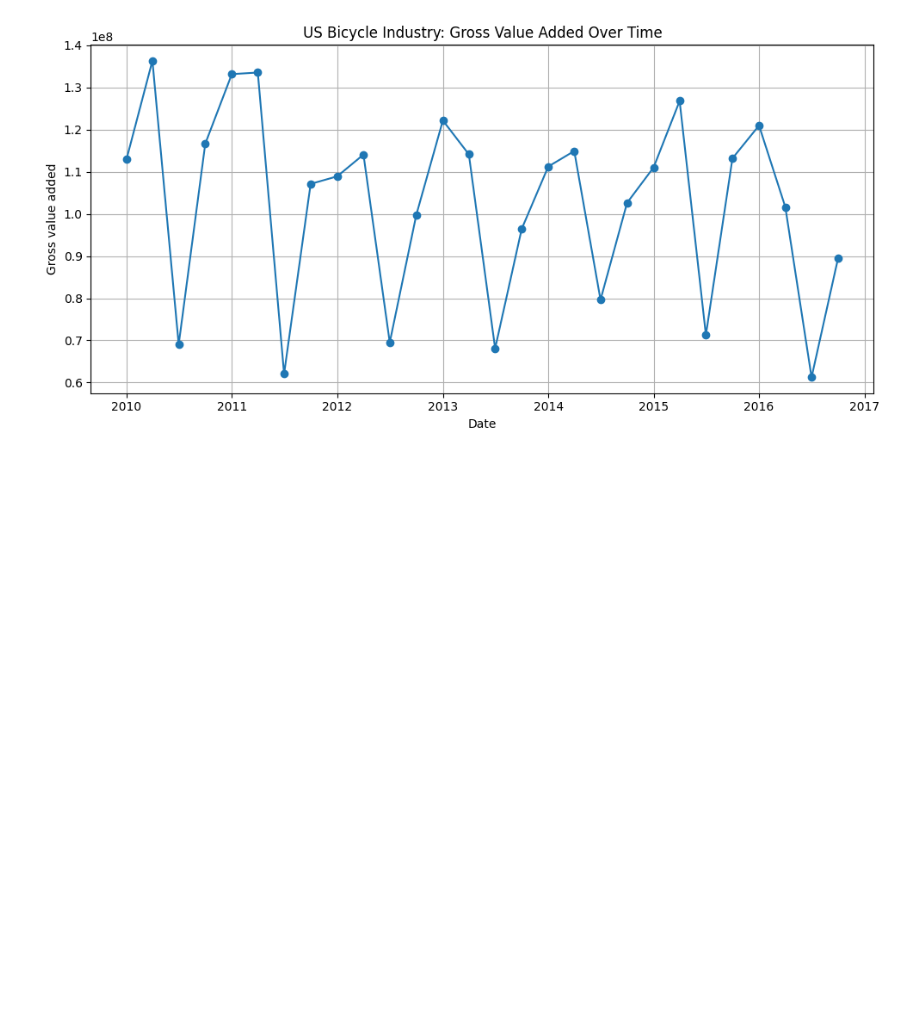
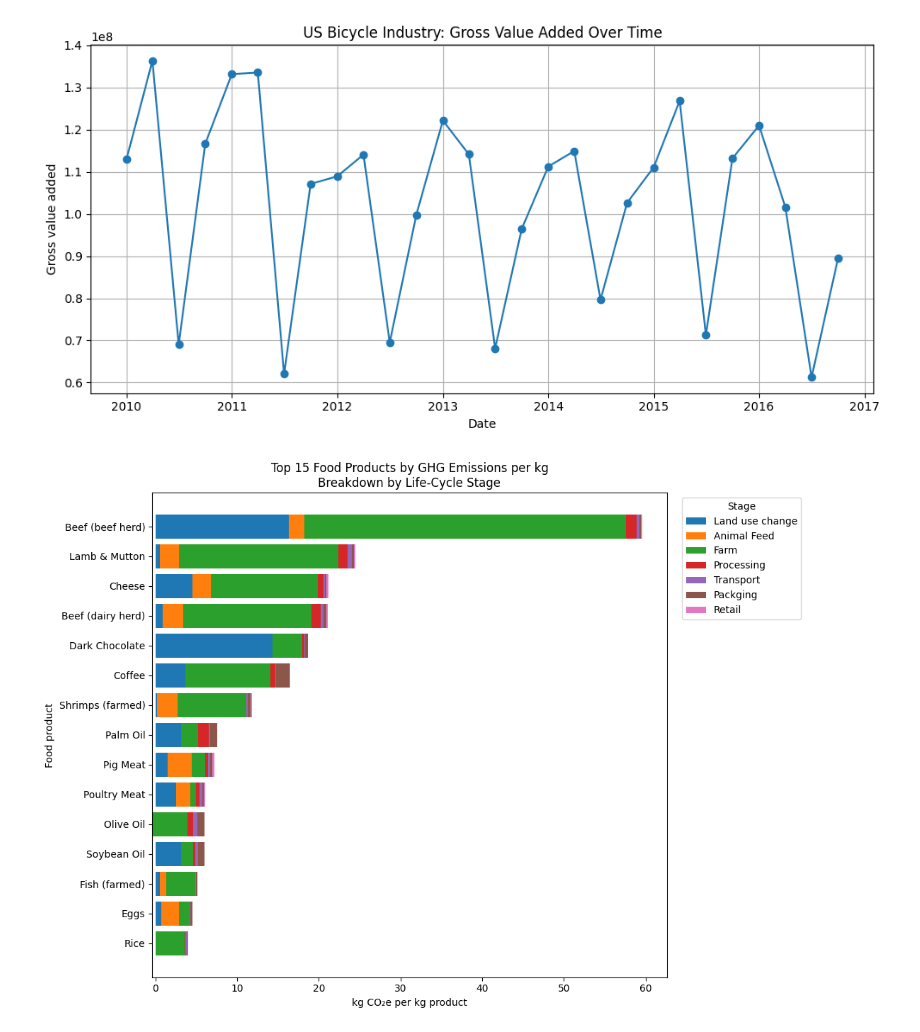
Before and after one commit to Lakony34/Data-Visualisation, a Jupyter notebook: TP2/TP2.ipynb, the cells around one changed output. Cells and saved outputs as stored; diff of their text form; code cells hidden in the pictures; blank space fills up the shorter version.

Commit message:
graph3: Top 15 Food Products by GHG Emissions per kg\nBreakdown by Life-Cycle Stage

```diff
--- a/TP2/TP2.ipynb
+++ b/TP2/TP2.ipynb
@@ -48,3 +48,48 @@ plt.tight_layout()
 plt.show()
 # %% [output]
 [figure]
+# %%
+# Charger le fichier CSV
+ghg = pd.read_csv("GHG-emissions-by-life-cycle-stage-OurWorldinData-upload.csv")
+
+# Supprimer une éventuelle colonne inutile
+ghg = ghg.drop(columns=["Unnamed: 8"], errors="ignore")
+
+# Colonnes des étapes du cycle de vie
+stage_cols = [
+    "Land use change",
+    "Animal Feed",
+    "Farm",
+    "Processing",
+    "Transport",
+    "Packging",
+    "Retail"
+]
+
+# Convertir en numérique
+for col in stage_cols:
+    ghg[col] = pd.to_numeric(ghg[col], errors="coerce")
+
+# Calcul du total
+ghg["Total"] = ghg[stage_cols].sum(axis=1)
+
+# Garder les 15 produits les plus polluants
+ghg_top = ghg.sort_values("Total", ascending=False).head(15).copy()
+ghg_top = ghg_top.sort_values("Total", ascending=True)
+
+# Graphique empilé horizontal
+plt.figure(figsize=(11, 8))
+left = pd.Series(0, index=ghg_top.index, dtype=float)
+
+for col in stage_cols:
+    plt.barh(ghg_top["Food product"], ghg_top[col], left=left, label=col)
+    left += ghg_top[col]
+
+plt.title("Top 15 Food Products by GHG Emissions per kg\nBreakdown by Life-Cycle Stage")
+plt.xlabel("kg CO₂e per kg product")
+plt.ylabel("Food product")
+plt.legend(title="Stage", bbox_to_anchor=(1.02, 1), loc="upper left")
+plt.tight_layout()
+plt.show()
+# %% [output]
+[figure, added]
```
